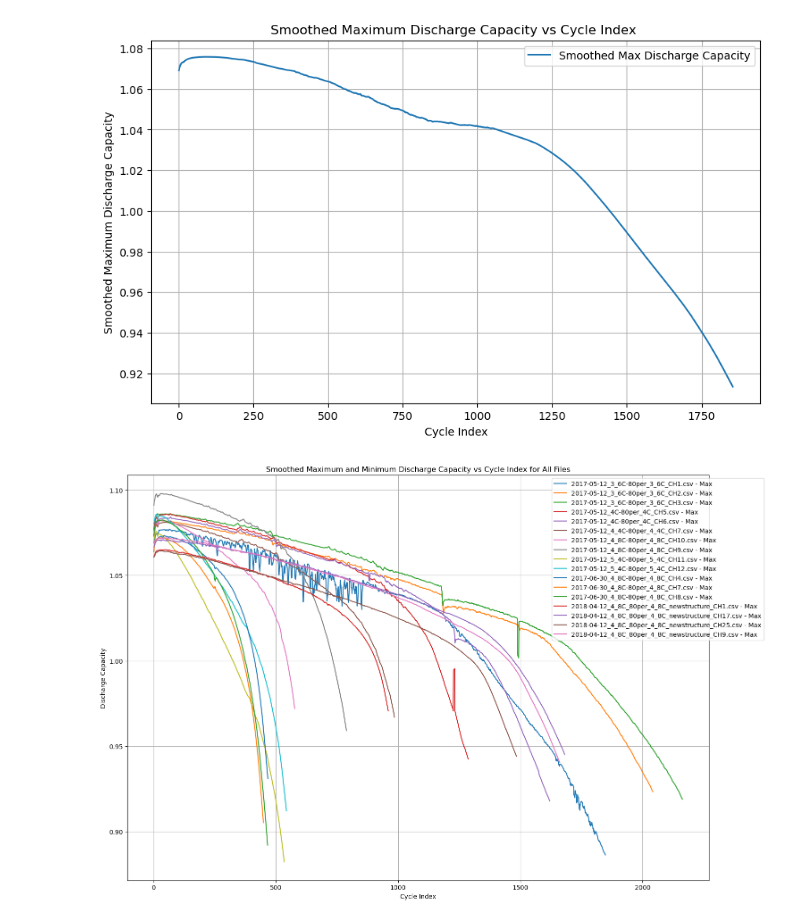
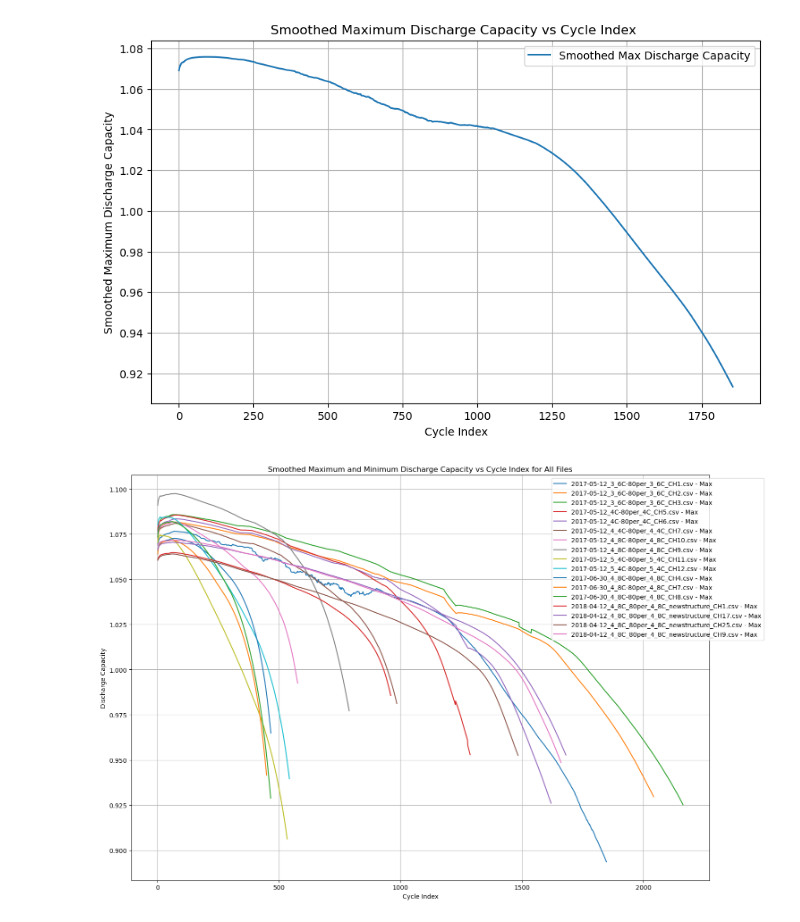
Before and after one commit to SalimMabed/PHM-Batteries, a Jupyter notebook: plot_data.ipynb, the cells around one changed output. Cells and saved outputs as stored; diff of their text form; code cells hidden in the pictures.

```diff
--- a/plot_data.ipynb
+++ b/plot_data.ipynb
@@ -148,7 +148,7 @@ def remove_outliers(series):
 def smooth_data(series, window_size):
     return series.rolling(window=window_size, min_periods=1).mean()
 
-def plot_all_files_together(directory, window_size=5):
+def plot_all_files_together(directory, window_size=50):
     # Lister tous les fichiers CSV dans le répertoire donné
     csv_files = [f for f in os.listdir(directory) if f.endswith('.csv')]
 
@@ -163,31 +163,31 @@ def plot_all_files_together(directory, window_size=5):
         # Calculer le maximum de Discharge Capacity par Cycle_Index
         max_discharge_capacity = df.groupby('Cycle_Index')['Discharge_Capacity'].max()
         min_discharge_capacity = df.groupby('Cycle_Index')['Discharge_Capacity'].min()
 
         # Supprimer les valeurs aberrantes
         max_discharge_capacity_clean = remove_outliers(max_discharge_capacity)
         min_discharge_capacity_clean = remove_outliers(min_discharge_capacity)
 
         # Lisser les données
         smoothed_max_discharge_capacity = smooth_data(max_discharge_capacity_clean, window_size)
         smoothed_min_discharge_capacity = smooth_data(min_discharge_capacity_clean, window_size)
 
         # Tracer les données lissées
         plt.plot(smoothed_max_discharge_capacity.index, smoothed_max_discharge_capacity.values, label=f'{csv_file} - Max', linestyle='-')
         #plt.plot(smoothed_min_discharge_capacity.index, smoothed_min_discharge_capacity.values, label=f'{csv_file} - Min', linestyle='--')
 
     # Ajouter des labels et un titre
     plt.xlabel('Cycle Index')
     plt.ylabel('Discharge Capacity')
     plt.title('Smoothed Maximum and Minimum Discharge Capacity vs Cycle Index for All Files')
     plt.legend(loc='upper right', bbox_to_anchor=(1.1, 1))
     plt.grid(True)
     plt.tight_layout()  # Ajuster le layout pour que tout soit visible
 
     # Afficher le graphique
     plt.show()
 
 directory = r'C:\Users\pc\Desktop\data\all batchs'  # Utilisation de r pour les chemins Windows
 plot_all_files_together(directory)
 # %% [output]
-[figure, old version]
+[figure, new version]
```
